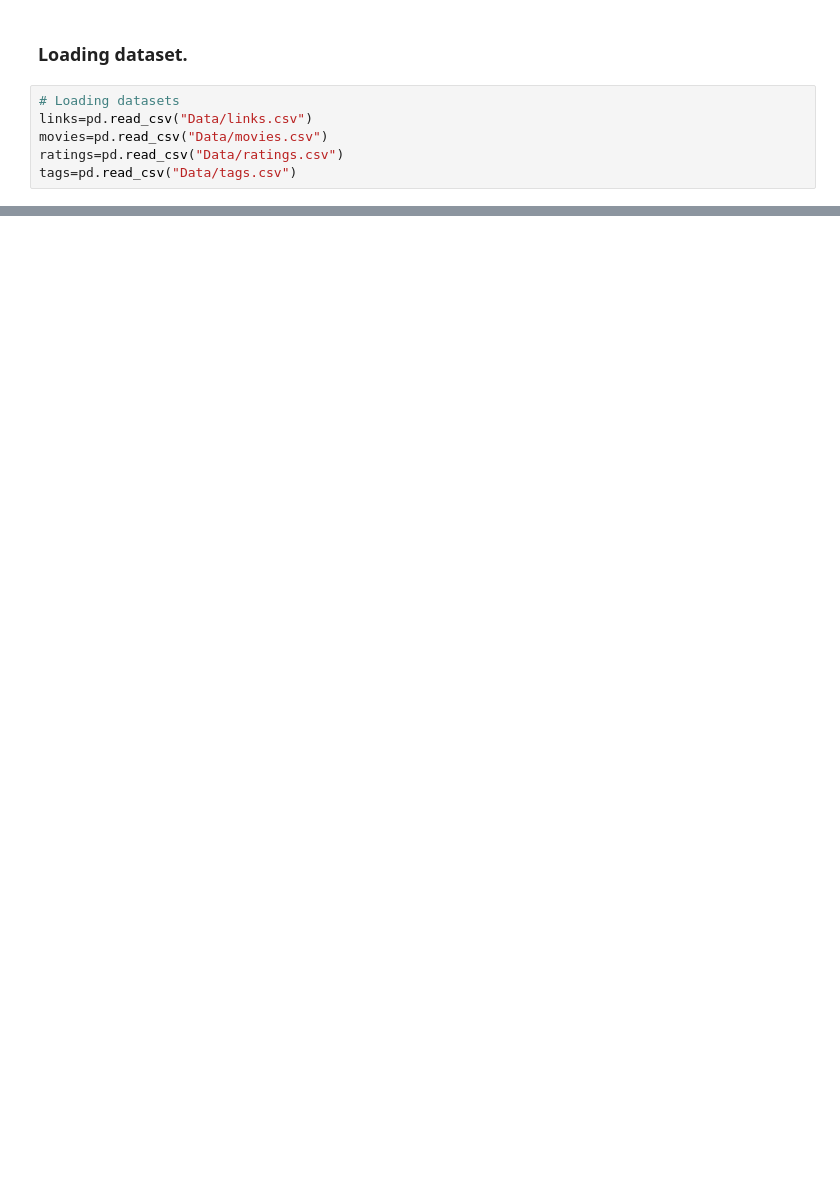
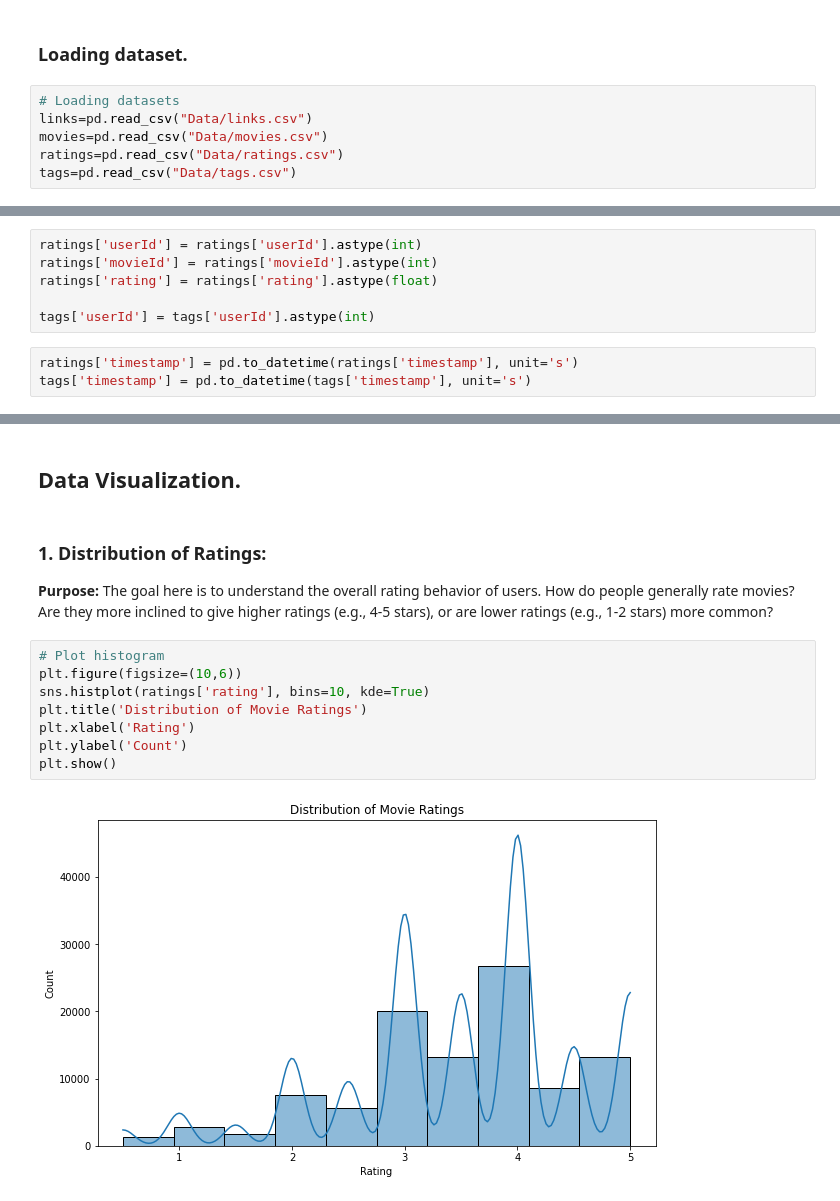
Before and after one commit to DavidGathimbaM/Movie_Recommendation_System, a Jupyter notebook: Peter.ipynb, the cells around one changed output, grey strips where cells are left out. Saved outputs shown, nothing was run; the diff lists cells and outputs as text; blank space fills up the shorter version.

Commit message:
done data preprocessing

```diff
--- a/Peter.ipynb
+++ b/Peter.ipynb
@@ -157,0 +259,9 @@ dtype: int64
+# %%
+ratings['userId'] = ratings['userId'].astype(int)
+ratings['movieId'] = ratings['movieId'].astype(int)
+ratings['rating'] = ratings['rating'].astype(float)
+
+tags['userId'] = tags['userId'].astype(int)
+# %%
+ratings['timestamp'] = pd.to_datetime(ratings['timestamp'], unit='s')
+tags['timestamp'] = pd.to_datetime(tags['timestamp'], unit='s')
@@ -157,0 +299,16 @@ dtype: int64
+# %% [markdown]
+## **Data Visualization.**
+# %% [markdown]
+### 1. **Distribution of Ratings:**
+**Purpose:**
+The goal here is to understand the overall rating behavior of users. How do people generally rate movies? Are they more inclined to give higher ratings (e.g., 4-5 stars), or are lower ratings (e.g., 1-2 stars) more common?
+# %%
+# Plot histogram
+plt.figure(figsize=(10,6))
+sns.histplot(ratings['rating'], bins=10, kde=True)
+plt.title('Distribution of Movie Ratings')
+plt.xlabel('Rating')
+plt.ylabel('Count')
+plt.show()
+# %% [output]
+[figure, added]
```
Also changed, not shown: parts of 69 cells of this notebook.
